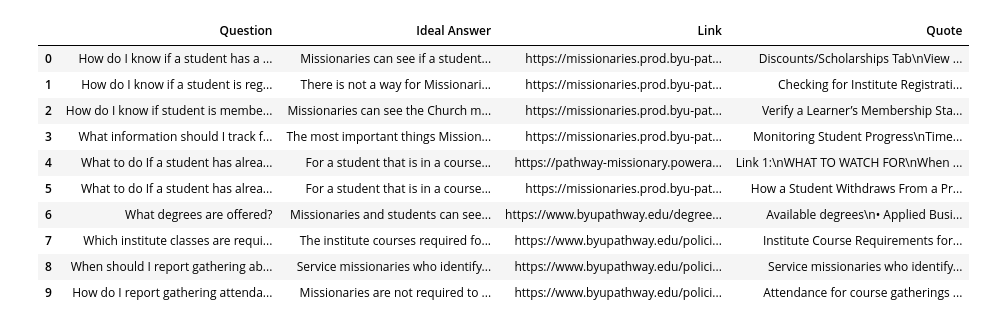
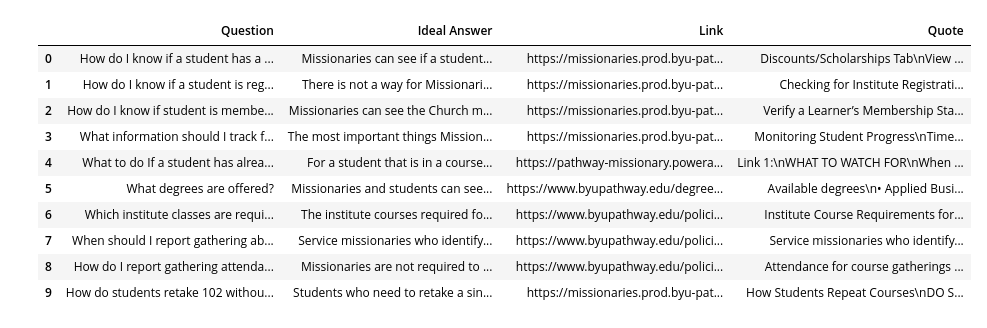
Before and after one commit to DallanQ/pathway-indexer, a Jupyter notebook: notebooks/one_column_quotes_to_train.ipynb, the cells around one changed output. Drawn from its saved outputs; the diff is of its cells as text; code cells hidden in the pictures.

```diff
--- a/notebooks/one_column_quotes_to_train.ipynb
+++ b/notebooks/one_column_quotes_to_train.ipynb
@@ -68,41 +69,48 @@ df.head()
 # %%
 # because some questions have multiple links, we will create a new column with all the links and its respective quote, for each row
 # we must save it's respective question, Ideal Answer, Link and Quote
 
 
 def extract_links_and_quotes(row):
     links = [row["Link to Ideal Answer"], row["Link 2"], row["Link 3"]]
     quotes = [row["Quotes"], row["Quote 2"], row["Quote 3"]]
     question = row["Questions"]
     answer = row["Ideal Answer"]
     links_and_quotes = []
-    for link, quote in zip(links, quotes):
-        if link:
-            links_and_quotes.append(
-                {
-                    "Question": question,
-                    "Ideal Answer": answer,
-                    "Link": link,
-                    "Quote": quote,
-                }
-            )
+    # remove the links and quotes that are empty
+
+    links = [
+        {"Link": link, "Quote": quote}
+        for link, quote in zip(links, quotes)
+        if pd.notna(link) and pd.notna(quote)
+    ]
+
+    links_and_quotes.append(
+        {
+            "Question": question,
+            "Ideal Answer": answer,
+            "Link": "\n\n\n\n".join([link["Link"] for link in links]),
+            "Quote": "\n\n\n\n".join([link["Quote"] for link in links]),
+        }
+    )
+
     return links_and_quotes
 
 
 df_single = df.apply(extract_links_and_quotes, axis=1)
 # df_single = pd.DataFrame(df_single, columns=["Question", "Ideal Answer", "Link", "Quote"])
 # convert the list of dictionaries into a DataFrame
 df_single = pd.DataFrame([item for sublist in df_single for item in sublist])
 df_single.head(10)
 # %% [output]
 |  | Question | Ideal Answer | Link | Quote |
 | 0 | How do I know if a student has a ... | Missionaries can see if a student... | https://missionaries.prod.byu-pat... | Discounts/Scholarships Tab\nView ... |
 | 1 | How do I know if a student is reg... | There is not a way for Missionari... | https://missionaries.prod.byu-pat... | Checking for Institute Registrati... |
 | 2 | How do I know if student is membe... | Missionaries can see the Church m... | https://missionaries.prod.byu-pat... | Verify a Learner’s Membership Sta... |
 | 3 | What information should I track f... | The most important things Mission... | https://missionaries.prod.byu-pat... | Monitoring Student Progress\nTime... |
 | 4 | What to do If a student has alrea... | For a student that is in a course... | https://pathway-missionary.powera... | Link 1:\nWHAT TO WATCH FOR\nWhen ... |
-| 5 | What to do If a student has alrea... | For a student that is in a course... | https://missionaries.prod.byu-pat... | How a Student Withdraws From a Pr... |
-| 6 | What degrees are offered? | Missionaries and students can see... | https://www.byupathway.edu/degree... | Available degrees\n• Applied Busi... |
-| 7 | Which institute classes are requi... | The institute courses required fo... | https://www.byupathway.edu/polici... | Institute Course Requirements for... |
-| 8 | When should I report gathering ab... | Service missionaries who identify... | https://www.byupathway.edu/polici... | Service missionaries who identify... |
-| 9 | How do I report gathering attenda... | Missionaries are not required to ... | https://www.byupathway.edu/polici... | Attendance for course gatherings ... |
+| 5 | What degrees are offered? | Missionaries and students can see... | https://www.byupathway.edu/degree... | Available degrees\n• Applied Busi... |
+| 6 | Which institute classes are requi... | The institute courses required fo... | https://www.byupathway.edu/polici... | Institute Course Requirements for... |
+| 7 | When should I report gathering ab... | Service missionaries who identify... | https://www.byupathway.edu/polici... | Service missionaries who identify... |
+| 8 | How do I report gathering attenda... | Missionaries are not required to ... | https://www.byupathway.edu/polici... | Attendance for course gatherings ... |
+| 9 | How do students retake 102 withou... | Students who need to retake a sin... | https://missionaries.prod.byu-pat... | How Students Repeat Courses\nDO S... |
```
Also changed, not shown: parts of 3 cells of this notebook, 6 other files.
